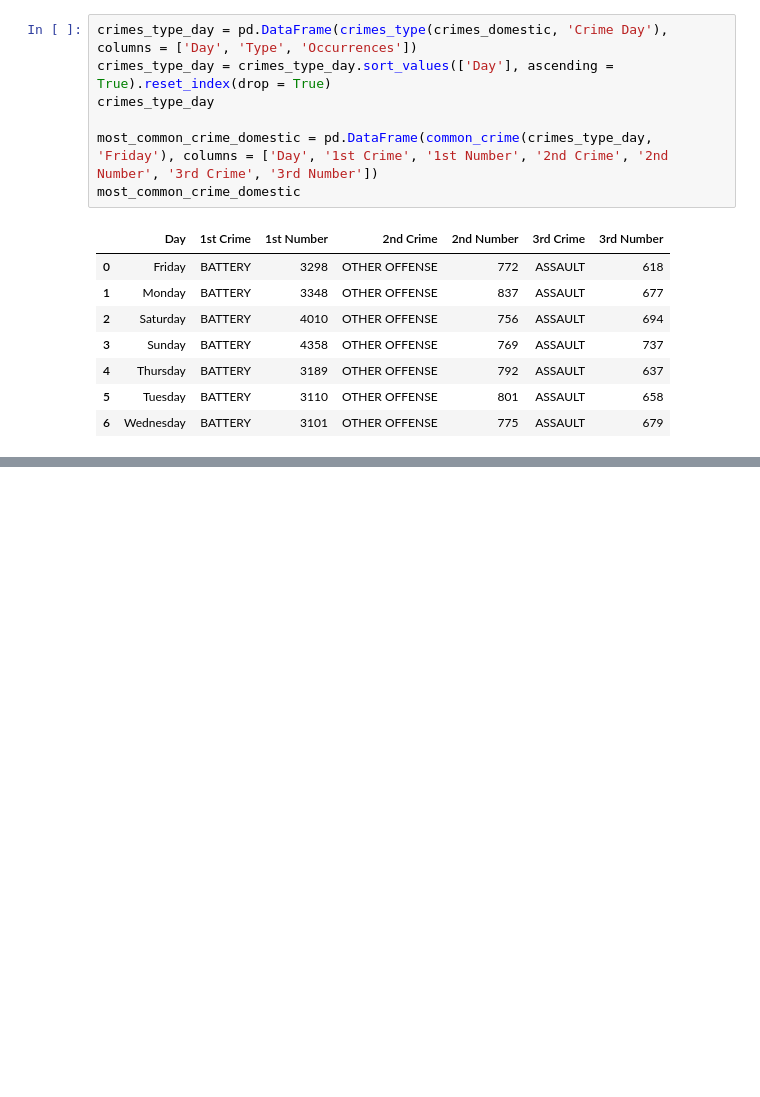
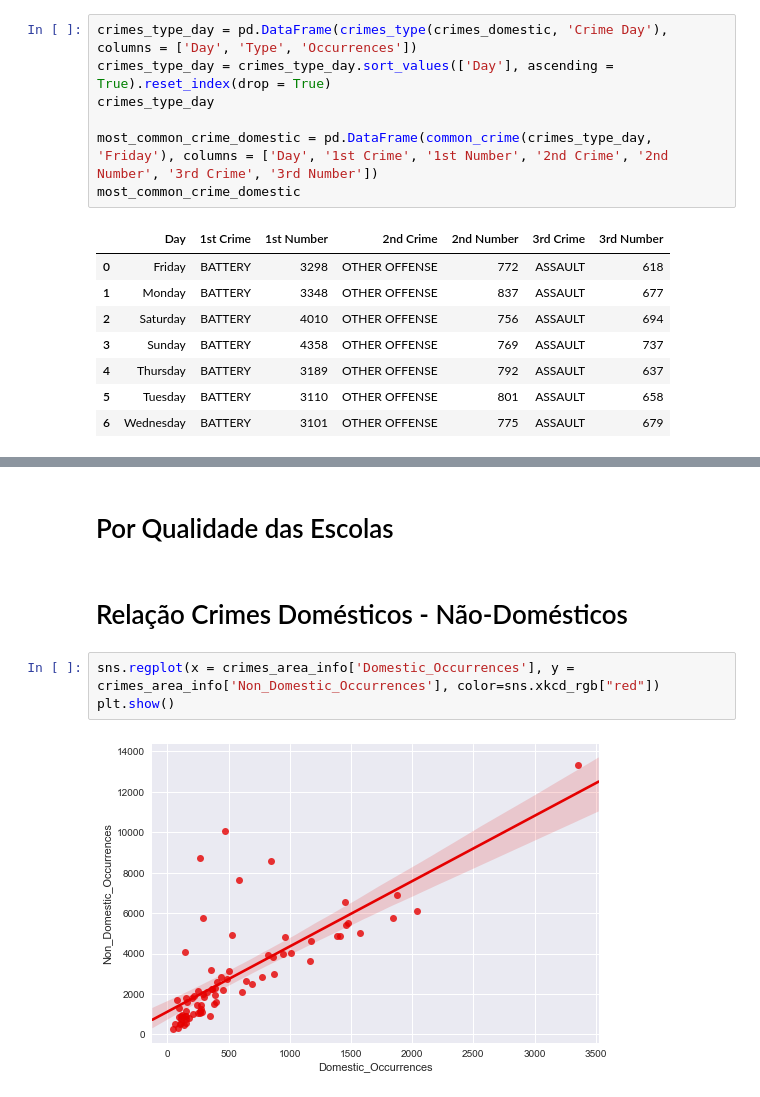
Before and after one commit to if1015-datascience-ufpe/2017-2-projeto-ajgan-rlsma-rcrs3, a Jupyter notebook: Project.ipynb, the cells around one changed output, grey strips where cells are left out. Saved outputs shown, nothing was run; the diff lists cells and outputs as text; blank space fills up the shorter version.

```diff
--- a/Project.ipynb
+++ b/Project.ipynb
@@ -966,0 +1027,9 @@ most_common_crime_domestic
+# %% [markdown]
+# Por Qualidade das Escolas
+# %% [markdown]
+# Relação Crimes Domésticos - Não-Domésticos
+# %%
+sns.regplot(x = crimes_area_info['Domestic_Occurrences'], y = crimes_area_info['Non_Domestic_Occurrences'], color=sns.xkcd_rgb["red"])
+plt.show()
+# %% [output]
+[figure, added]
```
Also changed, not shown: parts of 7 cells of this notebook.
